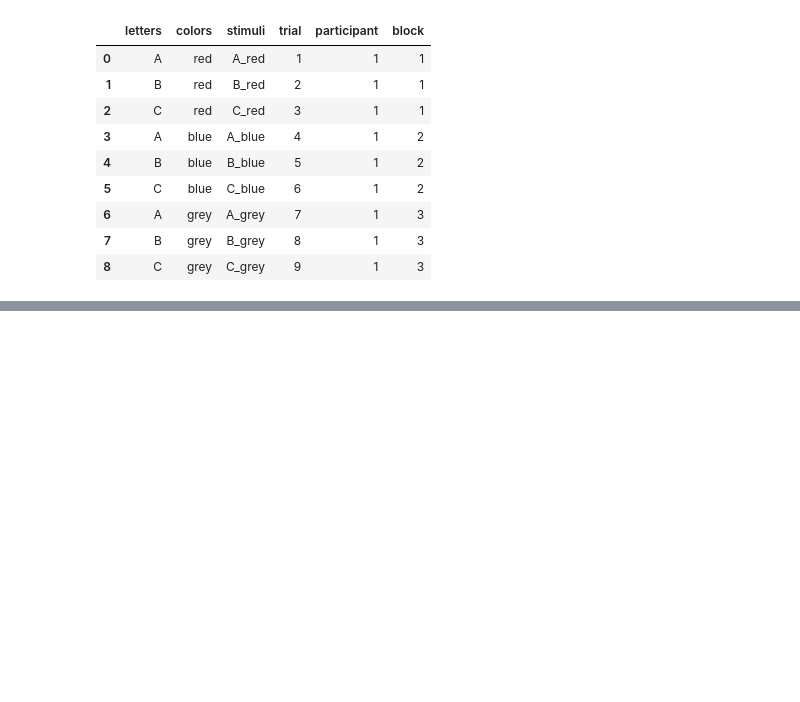
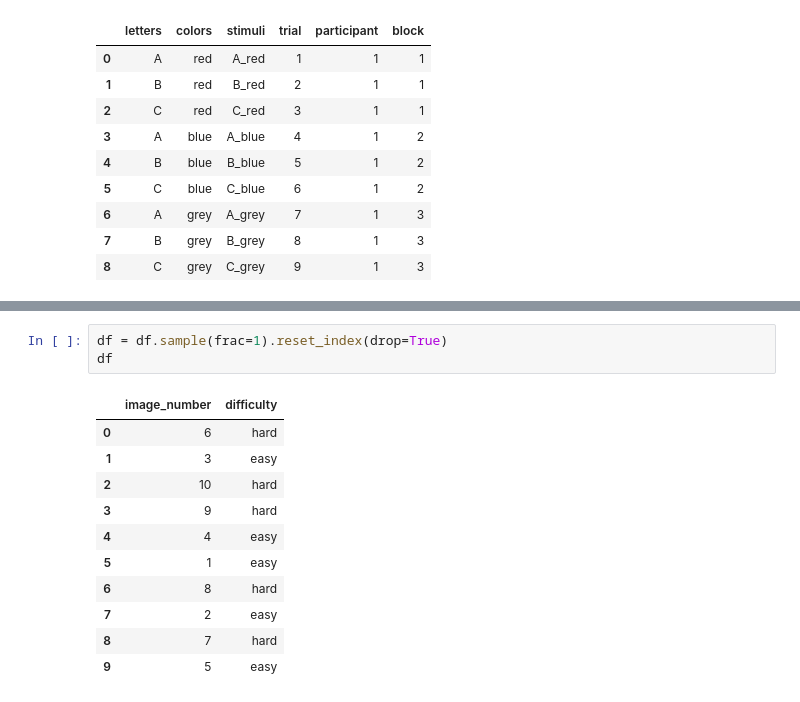
Before and after one commit to laurafontanesi/psychopy-seminar, a Jupyter notebook: notebooks/wpa_3.ipynb, the cells around one changed output, grey strips where cells are left out. Cells and saved outputs as stored; diff of their text form; blank space fills up the shorter version.

```diff
--- a/notebooks/wpa_3.ipynb
+++ b/notebooks/wpa_3.ipynb
@@ -208,0 +285,15 @@ df
+# %%
+df = df.sample(frac=1).reset_index(drop=True)
+df
+# %% [output]
+|  | image_number | difficulty |
+| 0 | 6 | hard |
+| 1 | 3 | easy |
+| 2 | 10 | hard |
+| 3 | 9 | hard |
+| 4 | 4 | easy |
+| 5 | 1 | easy |
+| 6 | 8 | hard |
+| 7 | 2 | easy |
+| 8 | 7 | hard |
+| 9 | 5 | easy |
```
Also changed, not shown: parts of 27 cells of this notebook, 1 other file.
